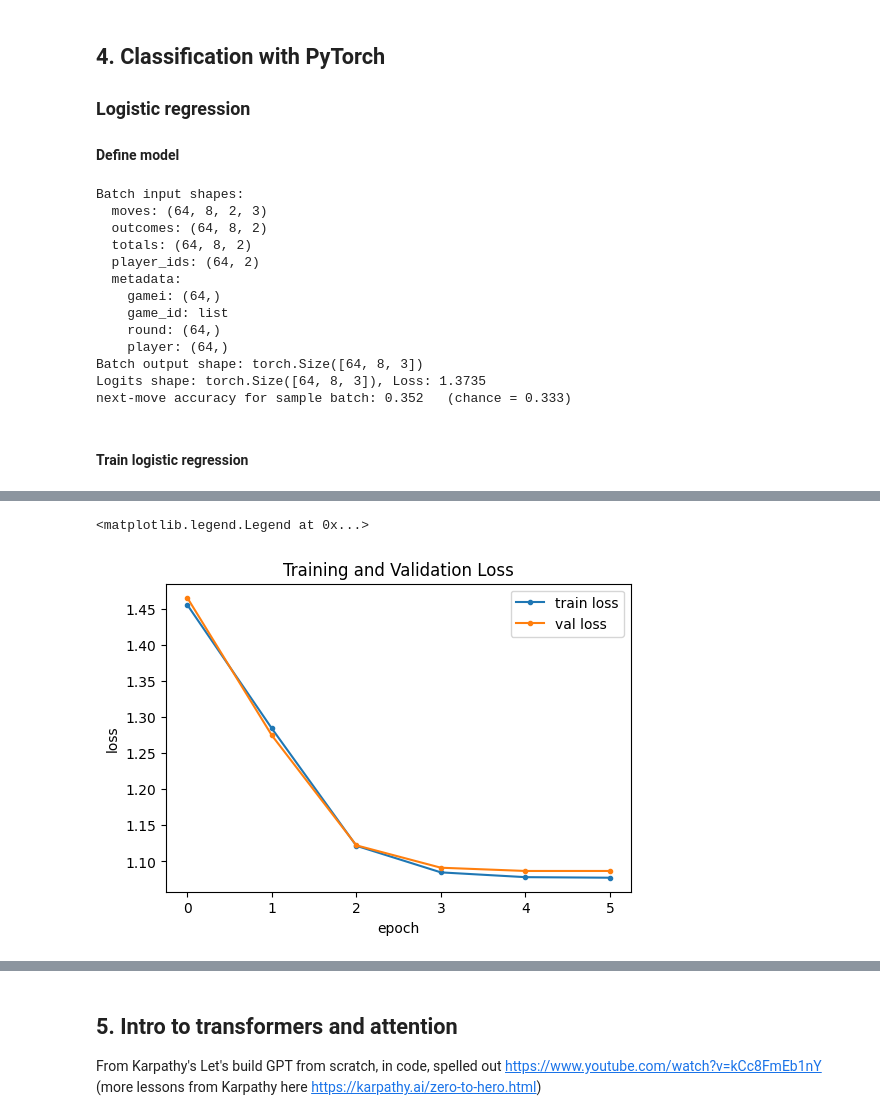
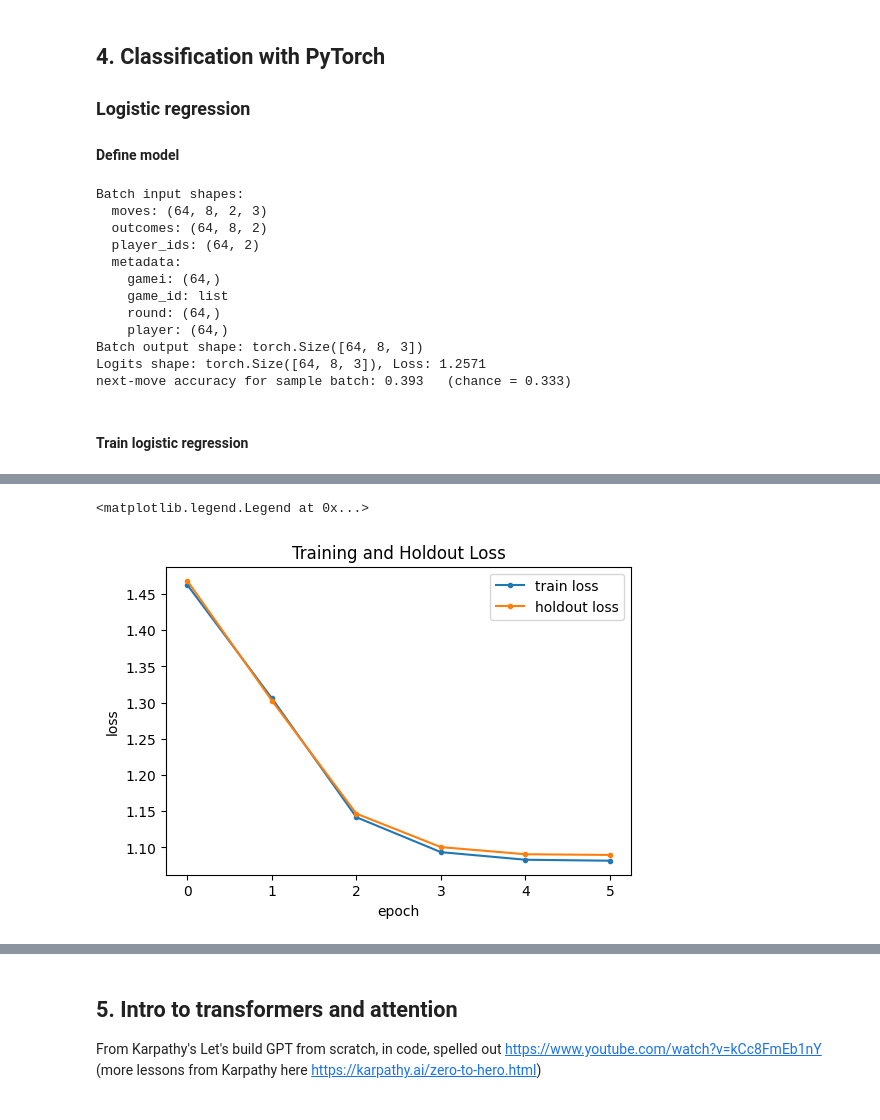
Before and after one commit to kristinbranson/roshambo_transformer, a Jupyter notebook: roshambo.ipynb, the cells around one changed output, grey strips where cells are left out. Drawn from its saved outputs; the diff is of its cells as text; code cells hidden in the pictures.

Commit message:
Added holdout set for early stopping Added option to not have total as an input

```diff
--- a/roshambo.ipynb
+++ b/roshambo.ipynb
@@ -373,25 +405,19 @@ class RPSMixin:
     """Shared RPS-specific model utilities."""
 
     @staticmethod
-    def round_feature_dim():
-        # Each round contributes:
-        # 2 players * 3 one-hot move channels  = 6
-        # 2 outcome values                     = 2
-        # 2 running totals                     = 2
-        return 2 * len(NAMES) + 2 + 2
-
-    @staticmethod
     def _stack_features(x):
         """Convert a dataset batch dict into the self player id and per-round features."""
         if not isinstance(x, dict):
             raise TypeError('Expected a dict batch from RPSSequenceDataset')
 
         # Flatten the per-round inputs into one feature vector per timestep.
-        round_features = torch.cat([
+        feature_parts = [
             x['moves'].reshape(*x['moves'].shape[:-2], -1),
             x['outcomes'],
-            x['totals'],
-        ], dim=-1)
+        ]
+        if 'totals' in x:
+            feature_parts.append(x['totals'])
+        round_features = torch.cat(feature_parts, dim=-1)
 
         # Keep only the chosen self player's identity separate so the model can embed it.
         self_player_id = x['player_ids'][..., 0]
@@ -809,7 +872,7 @@ class LogisticRegressionModel(RPSMixin, nn.Module):
         self.player_emb = nn.Embedding(p['n_player_ids'], p['d_output'])
 
         # the round features produce one set of logits...
-        self.linear = nn.Linear(self.round_feature_dim(), p['d_output'])
+        self.linear = nn.Linear(p['d_input'], p['d_output'])
         # ...and the self-player embedding provides an additive logits offset directly.
 
     def forward(self, x, targets=None):
@@ -819,7 +882,7 @@ class LogisticRegressionModel(RPSMixin, nn.Module):
             x: dict of input tensors, with keys:
             'moves': one-hot move,                         (B, L, 2, d_output)
             'outcomes': outcome value as float (OUTCOME),  (B, L, 2)
-            'totals': cumulative points after the round,   (B, L, 2)
+            'totals': cumulative points after the round,   (B, L, 2) (present only if the dataset includes totals)
             'player_ids': integer player id indices [self, opp], (B, 2)
             targets: tensor of shape (B, L, d_output) containing the one-hot next move of the chosen player for each
             round in the context window (optional, used for computing loss during training)
@@ -876,7 +939,6 @@ print(f"next-move accuracy for sample batch: {acc:.3f}   (chance = {1/len(NAMES)
 Batch input shapes:
   moves: (64, 8, 2, 3)
   outcomes: (64, 8, 2)
-  totals: (64, 8, 2)
   player_ids: (64, 2)
   metadata:
     gamei: (64,)
@@ -884,8 +946,8 @@ Batch input shapes:
     round: (64,)
     player: (64,)
 Batch output shape: torch.Size([64, 8, 3])
-Logits shape: torch.Size([64, 8, 3]), Loss: 1.3735
-next-move accuracy for sample batch: 0.352   (chance = 0.333)
+Logits shape: torch.Size([64, 8, 3]), Loss: 1.2571
+next-move accuracy for sample batch: 0.393   (chance = 0.333)
 # %% [markdown]
 #### Train logistic regression
 # %%
@@ -919,9 +981,9 @@ def compute_loss(dataloader, model, device):
     return total_loss / len(dataloader)
 
 
-# keep track of train and val loss over epochs for plotting
+# keep track of train and holdout loss over epochs for plotting
 train_loss = [compute_loss(train_dataloader, model, device)]
-val_loss = [compute_loss(val_dataloader, model, device)]
+holdout_loss = [compute_loss(holdout_dataloader, model, device)]
 
 # initialize the optimizer
 optimizer = torch.optim.AdamW(model.parameters(), lr=model_params['learning_rate'])
@@ -941,9 +1003,15 @@ else:
     raise ValueError(f"Unsupported scheduler type: {model_params['scheduler_type']}")
 
 # main training loop
+best_holdout_loss = holdout_loss[0]
+best_epoch = 0
+epochs_without_improvement = 0
+best_state = {k: v.detach().cpu().clone() for k, v in model.state_dict().items()}
+patience = model_params['early_stopping_patience']
 total = n_epochs_logistic_regression * len(train_dataloader)
 pbar = tqdm(total=total)
-print(f"Initial loss before training: train: {train_loss[0]:.4f}, val: {val_loss[0]:.4f}")
+print(f"Initial loss before training: train: {train_loss[0]:.4f}, holdout: {holdout_loss[0]:.4f}")
+
 # iterate over epochs
 for epoch in range(n_epochs_logistic_regression):
     # iterate over batches
@@ -961,17 +1029,34 @@ for epoch in range(n_epochs_logistic_regression):
         pbar.update(1)
         pbar.set_postfix(loss=f"{loss.item():.4f}", lr=f"{lr:.2e}")
 
-    # compute the loss on the train and val sets at the end of the epoch for monitoring
+    # compute the loss on the train and holdout sets at the end of the epoch for monitoring
     train_loss.append(compute_loss(train_dataloader, model, device))
-    val_loss.append(compute_loss(val_dataloader, model, device))
-    print(f"Epoch {epoch+1}/{n_epochs_logistic_regression}: train loss: {train_loss[-1]:.4f}, val loss: {val_loss[-1]:.4f}")
+    holdout_loss.append(compute_loss(holdout_dataloader, model, device))
+    print(f"Epoch {epoch+1}/{n_epochs_logistic_regression}: train loss: {train_loss[-1]:.4f}, holdout loss: {holdout_loss[-1]:.4f}")
 
-# plot the train and val loss curves over epochs
+    # keep the best holdout checkpoint and stop once the holdout loss stops improving
+    if holdout_loss[-1] < best_holdout_loss:
+        best_holdout_loss = holdout_loss[-1]
+        best_epoch = epoch + 1
+        epochs_without_improvement = 0
+        best_state = {k: v.detach().cpu().clone() for k, v in model.state_dict().items()}
+    else:
+        epochs_without_improvement += 1
+        if epochs_without_improvement >= patience:
+            print(f"Early stopping after epoch {epoch+1}: no holdout improvement for {patience} epochs.")
+            break
+
+pbar.close()
+model.load_state_dict(best_state)
+test_loss = compute_loss(test_dataloader, model, device)
+print(f"Best holdout checkpoint: epoch {best_epoch}, holdout loss: {best_holdout_loss:.4f}, test loss: {test_loss:.4f}")
+
+# plot the train and holdout loss curves over epochs
 fig, ax = plt.subplots(figsize=(6,4))
 ax.plot(train_loss, '.-', label='train loss')
-ax.plot(val_loss, '.-', label='val loss')
+ax.plot(holdout_loss, '.-', label='holdout loss')
 ax.set_xlabel('epoch')
 ax.set_ylabel('loss')
-ax.set_title('Training and Validation Loss')
+ax.set_title('Training and Holdout Loss')
 ax.legend()
 # %% [output]
@@ -984,4 +1070,4 @@ Epoch 5/5: train loss: 1.0774, val loss: 1.0868
 <matplotlib.legend.Legend at 0x...>
-[figure, old version]
+[figure, new version]
 # %%
 # generate some moves
```
Also changed, not shown: parts of 8 cells of this notebook.
